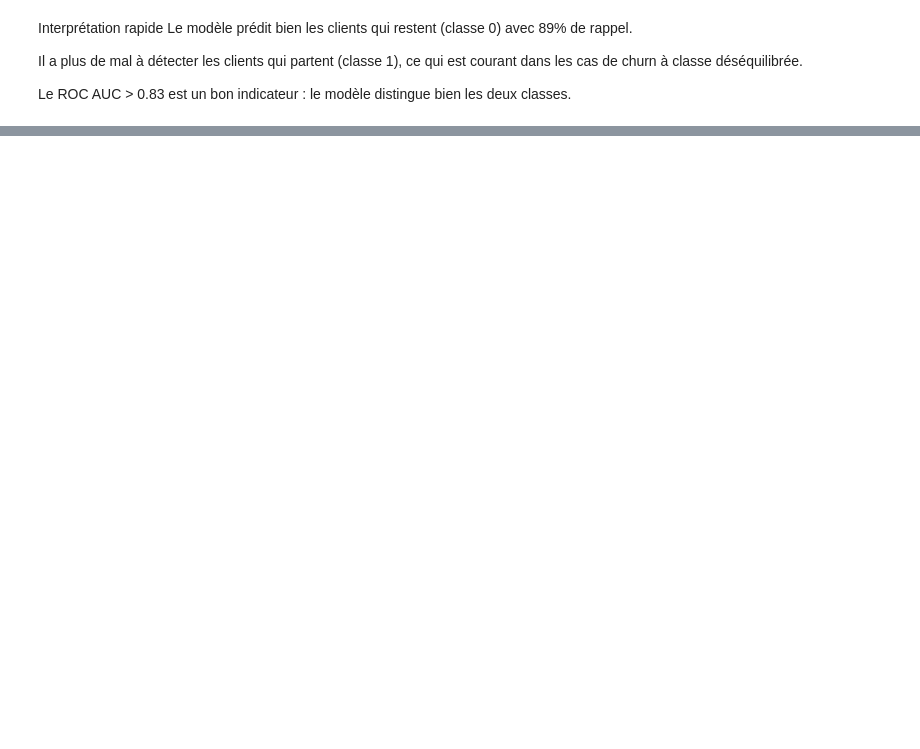
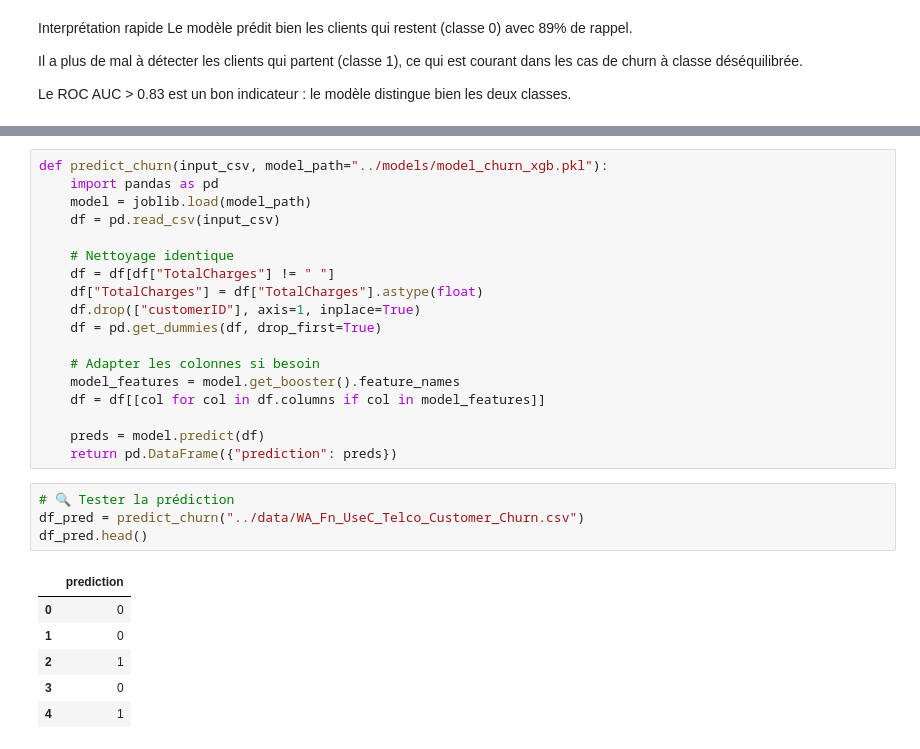
Before and after one commit to yasmine555/D-veloppement-Analyse-Pr-dictive, a Jupyter notebook: notebooks/modelisation_telco.ipynb, the cells around one changed output, grey strips where cells are left out. Cells and saved outputs as stored; diff of their text form; blank space fills up the shorter version.

```diff
--- a/notebooks/modelisation_telco.ipynb
+++ b/notebooks/modelisation_telco.ipynb
@@ -54,0 +173,29 @@ Le ROC AUC > 0.83 est un bon indicateur : le modèle distingue bien les deux cla
+# %%
+def predict_churn(input_csv, model_path="../models/model_churn_xgb.pkl"):
+    import pandas as pd
+    model = joblib.load(model_path)
+    df = pd.read_csv(input_csv)
+
+    # Nettoyage identique
+    df = df[df["TotalCharges"] != " "]
+    df["TotalCharges"] = df["TotalCharges"].astype(float)
+    df.drop(["customerID"], axis=1, inplace=True)
+    df = pd.get_dummies(df, drop_first=True)
+
+    # Adapter les colonnes si besoin
+    model_features = model.get_booster().feature_names
+    df = df[[col for col in df.columns if col in model_features]]
+
+    preds = model.predict(df)
+    return pd.DataFrame({"prediction": preds})
+# %%
+# 🔍 Tester la prédiction
+df_pred = predict_churn("../data/WA_Fn_UseC_Telco_Customer_Churn.csv")
+df_pred.head()
+# %% [output]
+|  | prediction |
+| 0 | 0 |
+| 1 | 0 |
+| 2 | 1 |
+| 3 | 0 |
+| 4 | 1 |
```
Also changed, not shown: parts of 7 cells of this notebook, 12 other files.
